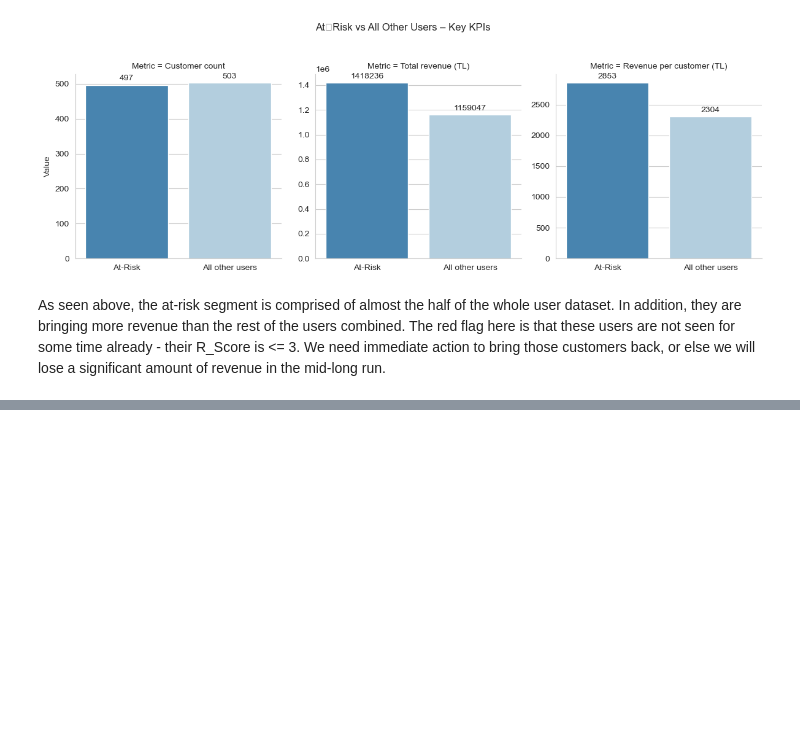
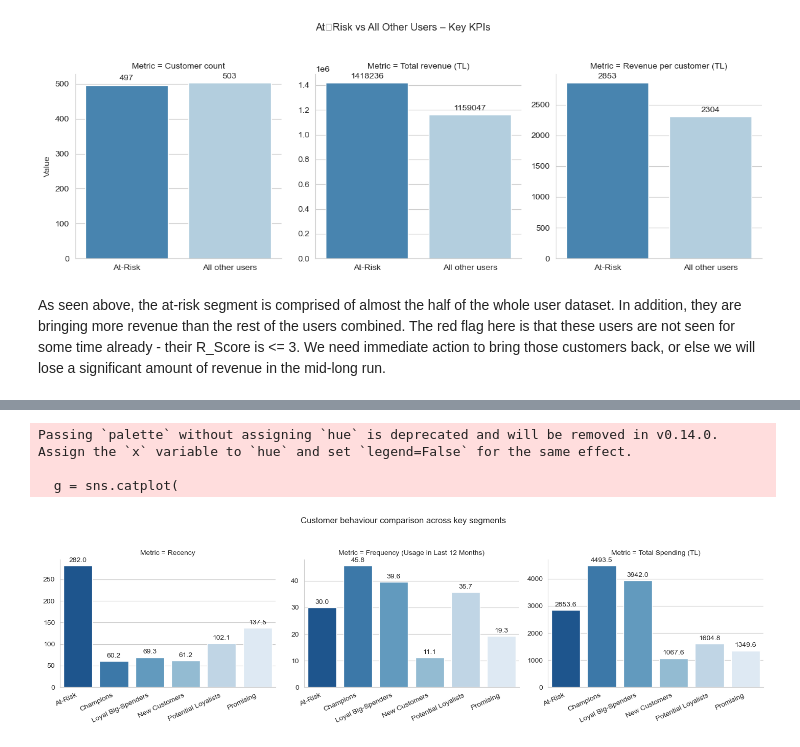
Before and after one commit to rodyonraskolnikov/rfm-segmentation-retention-analysis, a Jupyter notebook: bitaksi_rfm.ipynb, the cells around one changed output, grey strips where cells are left out. Cells and saved outputs as stored; diff of their text form; code cells hidden in the pictures; blank space fills up the shorter version.

```diff
--- a/bitaksi_rfm.ipynb
+++ b/bitaksi_rfm.ipynb
@@ -612,0 +626,72 @@ As seen above, the at-risk segment is comprised of almost the half of the whole
+# %%
+df['R_Score'] = pd.qcut(df['Recency'], 5, labels=[5,4,3,2,1])
+df['F_Score'] = pd.qcut(df['Frequency (Usage in Last 12 Months)'], 5, labels=[1,2,3,4,5])
+df['M_Score'] = pd.qcut(df['Total Spending (TL)'], 5, labels=[1,2,3,4,5])
+df['RFM_Score'] = df['R_Score'].astype(str) + df['F_Score'].astype(str) + df['M_Score'].astype(str)
+
+# ------- 2. Map rows to the requested segments ---------------------------
+def label_segment(row):
+    r = int(row['R_Score']); f = int(row['F_Score']); m = int(row['M_Score'])
+    rfm = row['RFM_Score']
+
+    if r == 5 and f == 5 and m == 5:
+        return 'Champions'
+    if rfm in ['554','545','544','455']:
+        return 'Loyal Big-Spenders'
+    if r == 5 and f <= 2 and m <= 2:
+        return 'New Customers'
+    if r >= 4 and f >= 3 and m <= 3:
+        return 'Potential Loyalists'
+    if r >= 4 and f == 2 and m <= 2:
+        return 'Promising'
+    if r <= 3 and ((f >= 3) or (m >= 3)):
+        return 'At-Risk'
+    return 'Others'
+
+df['Segment'] = df.apply(label_segment, axis=1)
+
+# keep only the six named segments
+segments_of_interest = ['Champions','Loyal Big-Spenders','New Customers',
+                        'Potential Loyalists','Promising','At-Risk']
+seg_df = df[df['Segment'].isin(segments_of_interest)].copy()
+
+# ------- 3. Aggregate mean metrics ---------------------------------------
+metrics = ['Recency', 'Frequency (Usage in Last 12 Months)', 'Total Spending (TL)']
+seg_mean = (seg_df.groupby('Segment')[metrics]
+            .mean()
+            .round(1)
+            .reset_index()
+            .melt(id_vars='Segment', var_name='Metric', value_name='Mean'))
+
+# ------- 4. Table view ----------------------------------------------------
+pivot_table = seg_mean.pivot(index='Segment', columns='Metric', values='Mean').round(1)
+print("\nMean metrics by segment:\n")
+print(pivot_table.to_string())
+
+# ------- 5. Visual comparison --------------------------------------------
+
+sns.set_style('whitegrid')
+
+g = sns.catplot(
+    data=seg_mean,
+    x='Segment', y='Mean',
+    col='Metric', kind='bar',
+    palette='Blues_r',
+    sharey=False,
+    height=4, aspect=1.2
+)
+
+g.fig.suptitle('Customer behaviour comparison across key segments', y=1.05)
+
+for ax in g.axes.flat:
+    ax.set_xticklabels(ax.get_xticklabels(), rotation=25, ha='right')
+
+    for bars in ax.containers:
+        ax.bar_label(bars, fmt='%.1f', padding=3)
+
+    ax.set_xlabel('')
+    ax.set_ylabel('')
+
+plt.tight_layout()
+plt.show()
+# %% [output]
@@ -612,0 +708,4 @@ As seen above, the at-risk segment is comprised of almost the half of the whole
+Passing `palette` without assigning `hue` is deprecated and will be removed in v0.14.0. Assign the `x` variable to `hue` and set `legend=False` for the same effect.
+
+  g = sns.catplot(
+[figure, added]
```
Also changed, not shown: parts of 4 cells of this notebook.
